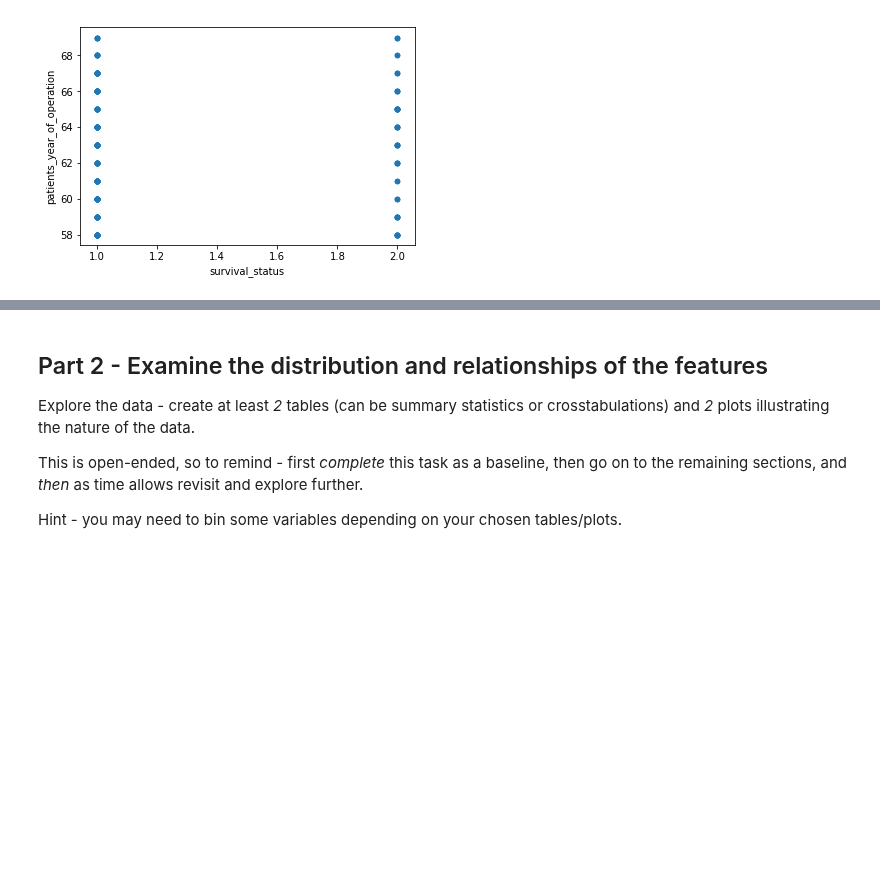
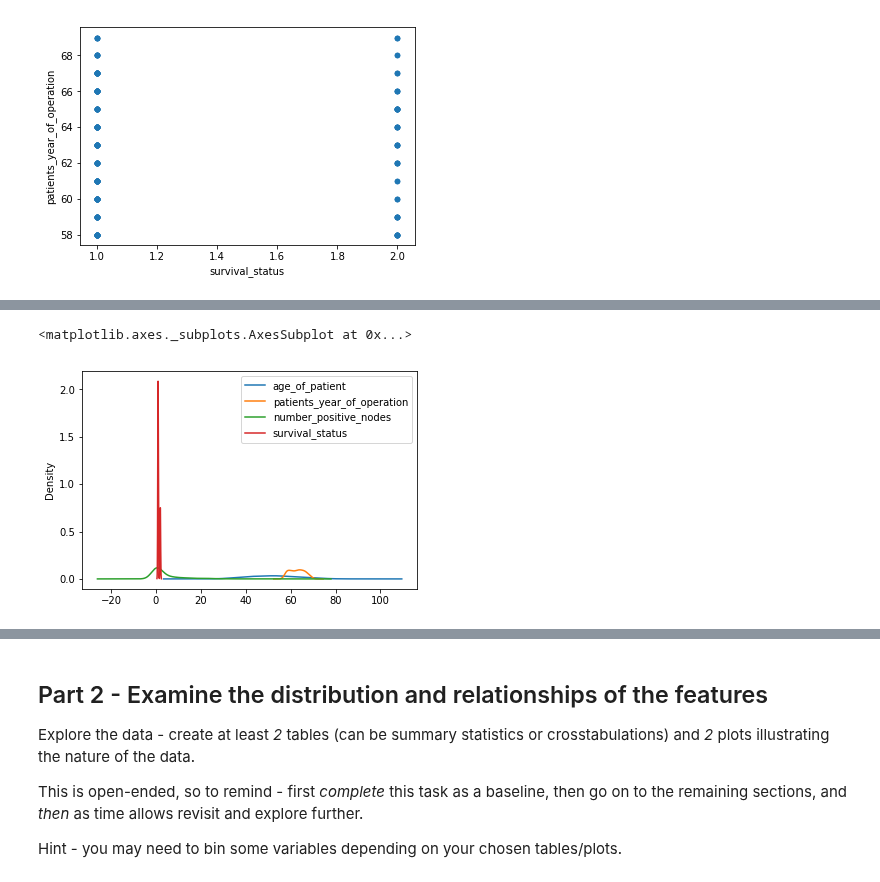
Before and after one commit to HeyLaxmi/DS-Unit-1-Sprint-1-Dealing-With-Data, a Jupyter notebook: DS_Unit_1_Sprint_Challenge_1.ipynb, the cells around one changed output, grey strips where cells are left out. Cells and saved outputs as stored; diff of their text form; code cells hidden in the pictures; blank space fills up the shorter version.

```diff
--- a/DS_Unit_1_Sprint_Challenge_1.ipynb
+++ b/DS_Unit_1_Sprint_Challenge_1.ipynb
@@ -155,0 +160,5 @@ df.plot.scatter('survival_status', 'patients_year_of_operation')
+# %%
+df.plot.kde()
+# %% [output]
+<matplotlib.axes._subplots.AxesSubplot at 0x...>
+[figure, added]
```
Also changed, not shown: parts of 3 cells of this notebook.
